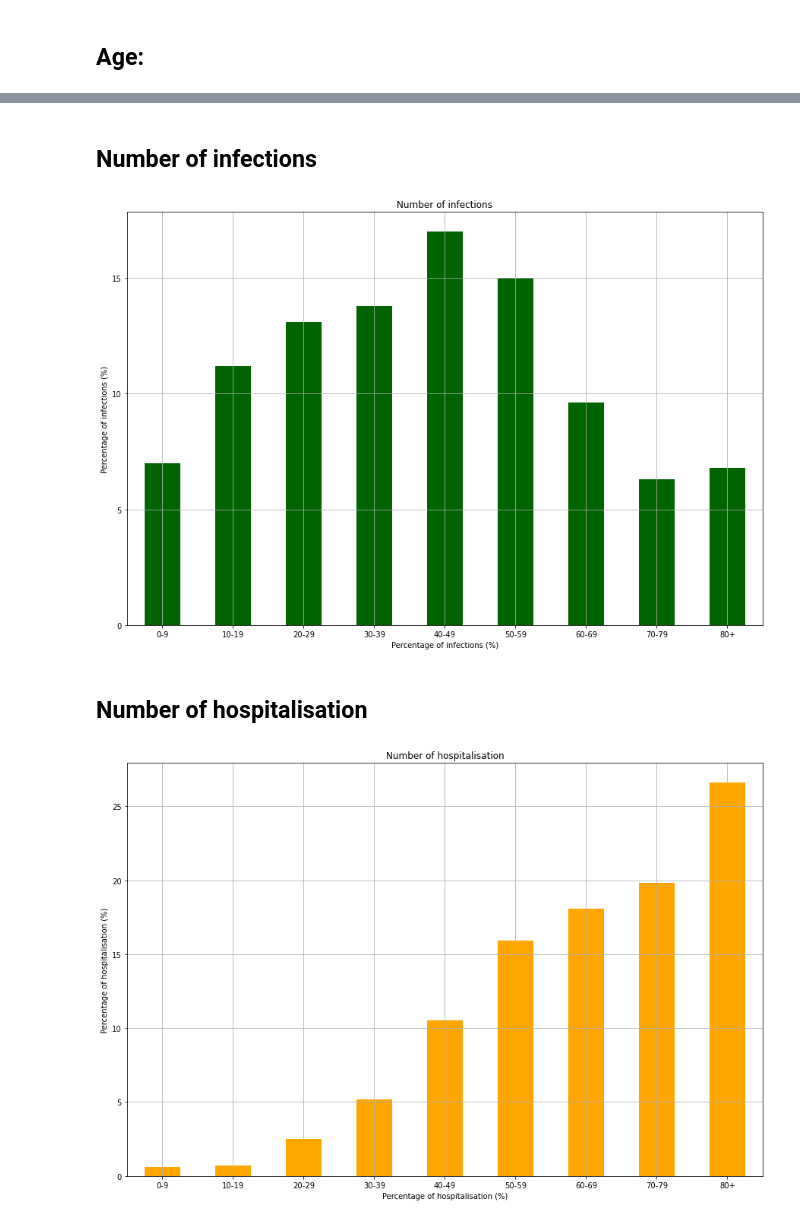
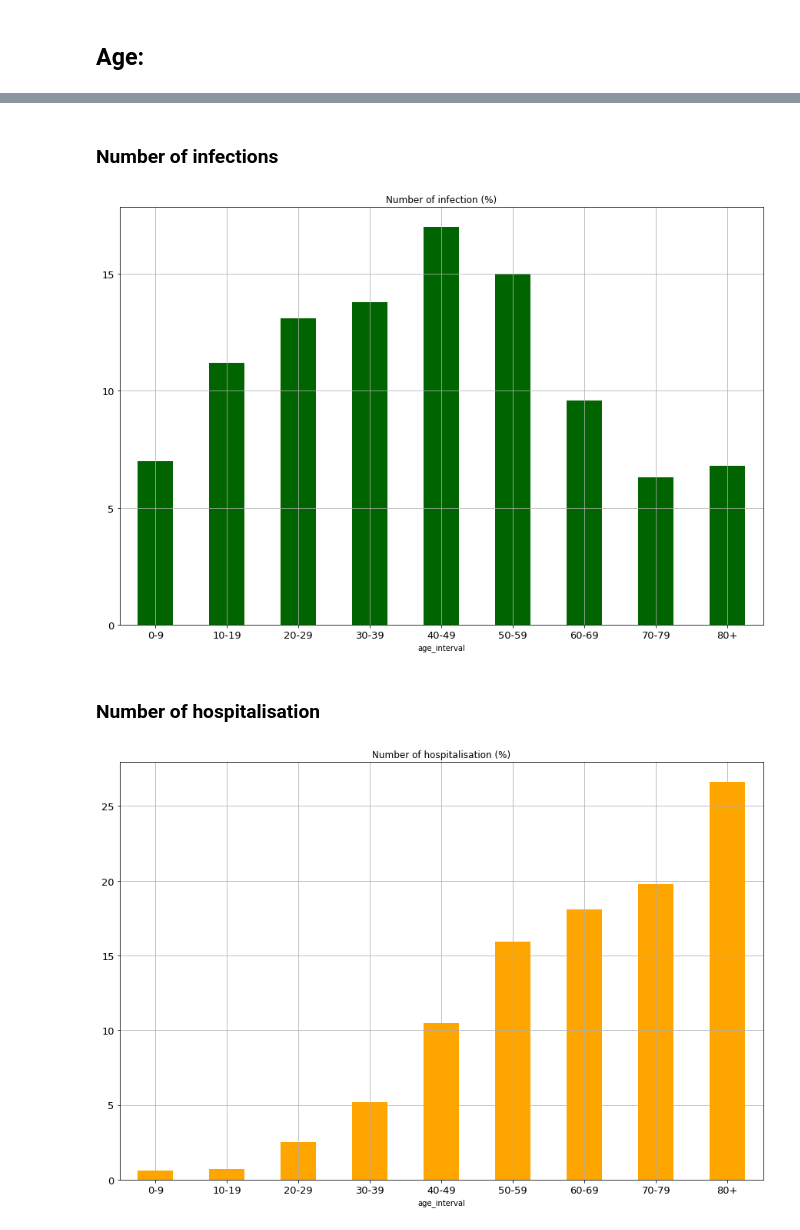
Before and after one commit to ffreire92/final_project, a Jupyter notebook: Information_sources.ipynb, the cells around one changed output, grey strips where cells are left out. Drawn from its saved outputs; the diff is of its cells as text; code cells hidden in the pictures.

```diff
--- a/Information_sources.ipynb
+++ b/Information_sources.ipynb
@@ -215,8 +377,3 @@ array(['Alicante/Alacant', 'Albacete', 'Almería', 'Ávila', 'Barcelona',
-# %%
-db1['province'] = replace(db1, 'province', "Alicante/Alacant", "Alicante")
-db1['province'] = replace(db1, 'province', "Castellón/Castelló", "Castellón")
-db1['province'] = replace(db1, 'province', "Valencia/València", "Valencia")
-db1['province'] = replace(db1, 'province', "Araba/Álavaa", "Araba")
 # %% [markdown]
 ### sex
 # %%
@@ -228,3 +385 @@ NC      1358
 Name: sex, dtype: int64
-# %%
-db1['sex'] = replace(db1, 'sex', "NC", "UKNOWN")
@@ -246,6 +403,4 @@ NC        2468
 Name: age_interval, dtype: int64
-# %%
-db1['age_interval'] = replace(db1, 'age_interval', "NC", "UKNOWN")
 # %% [markdown]
 ## Pandemic Evolution
 # %%
@@ -376,18 +471,15 @@ ages
-# %%
-ages['Number of infection (%)'] = freq_rel(ages, 'num_infections')
-ages['Number of hospitalisation (%)'] = freq_rel(ages, 'num_hosp')
-ages['Number of Intensive Care Unit (%)'] = freq_rel(ages, 'num_uci')
-ages['Number of deaths (%)'] = freq_rel(ages, 'num_dead')
 # %% [markdown]
-## Number of infections
+### Number of infections
 # %%
-graph_bar('horizontal', ages, 'Number of infection (%)', 'Number of infections', 'Percentage of infections (%)', 'Darkgreen')
+graph_bar('horizontal', ages, 'Number of infection (%)',
+          'Number of infection (%)', 'Darkgreen')
 # %% [output]
-[figure, old version]
+[figure, new version]
 # %% [markdown]
-## Number of hospitalisation
+### Number of hospitalisation
 # %%
-graph_bar('horizontal', ages, 'Number of hospitalisation (%)', 'Number of hospitalisation', 'Percentage of hospitalisation (%)', 'Orange')
+graph_bar('horizontal', ages, 'Number of hospitalisation (%)',
+          'Number of hospitalisation (%)', 'Orange')
 # %% [output]
-[figure, old version]
+[figure, new version]
 # %% [markdown]
```
Also changed, not shown: parts of 54 cells of this notebook.
